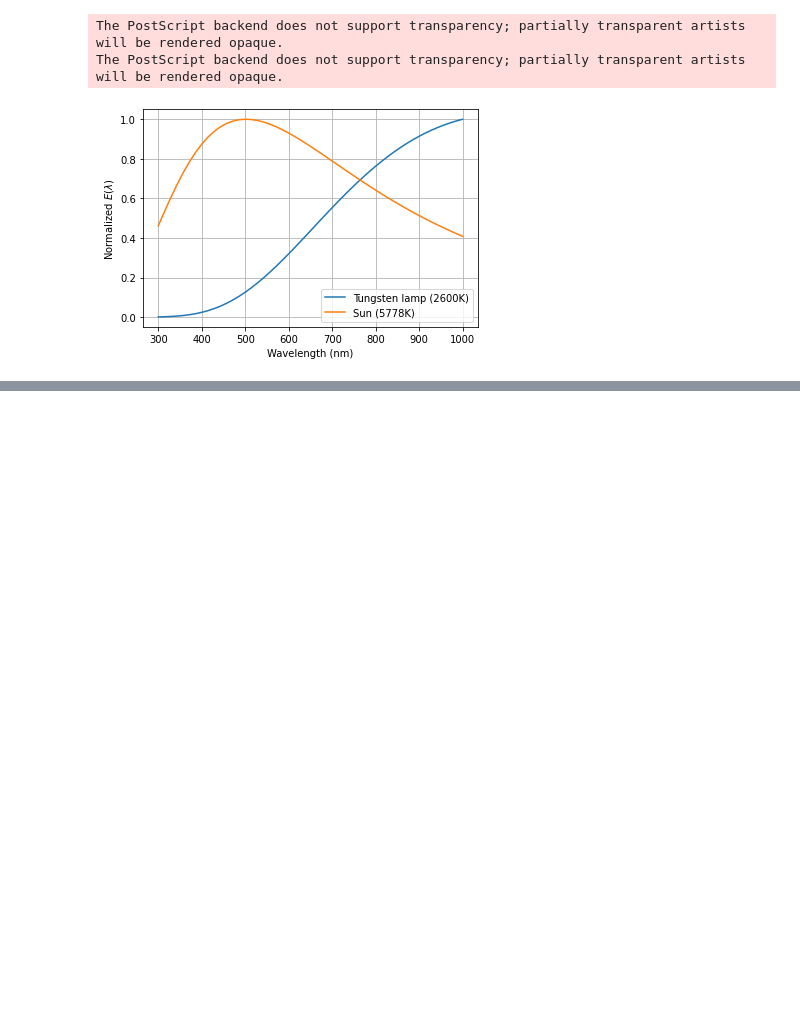
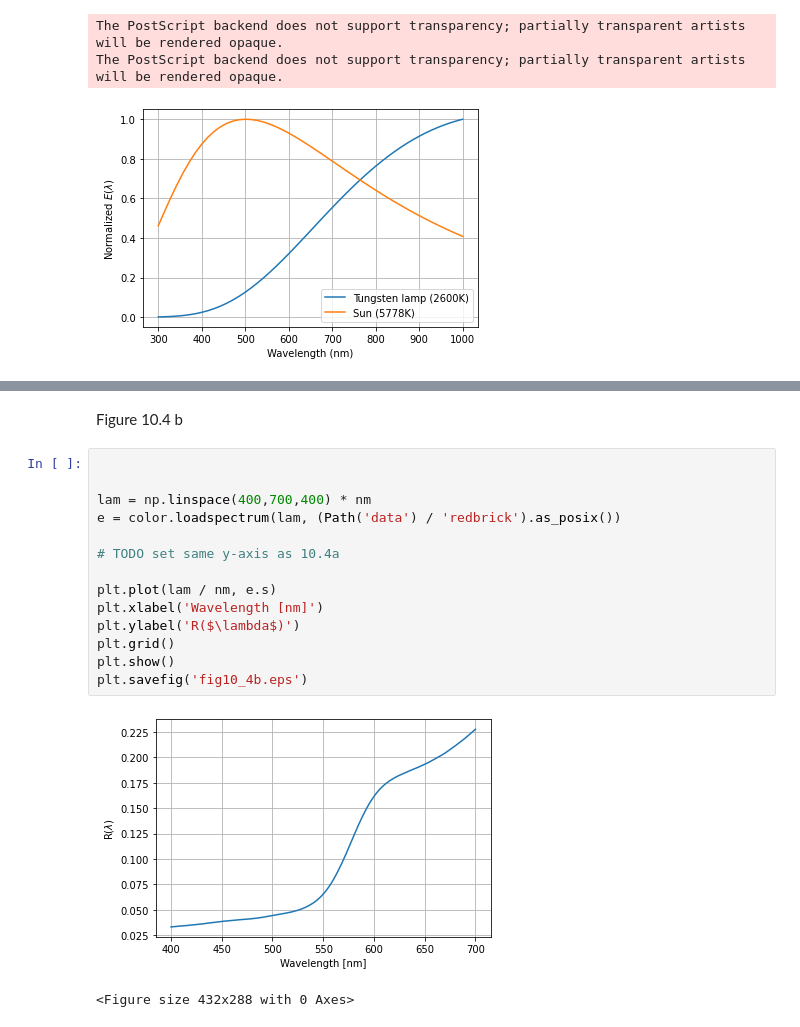
Before and after one commit to petercorke/machinevision-toolbox-python, a Jupyter notebook: machinevisiontoolbox/chap10.ipynb, the cells around one changed output, grey strips where cells are left out. Drawn from its saved outputs; the diff is of its cells as text; blank space fills up the shorter version.

```diff
--- a/machinevisiontoolbox/chap10.ipynb
+++ b/machinevisiontoolbox/chap10.ipynb
@@ -95,0 +119,19 @@ Text(0, 0.5, 'T($\\lambda$)')
+# %% [markdown]
+Figure 10.4 b
+# %%
+
+
+lam = np.linspace(400,700,400) * nm
+e = color.loadspectrum(lam, (Path('data') / 'redbrick').as_posix())
+
+# TODO set same y-axis as 10.4a
+
+plt.plot(lam / nm, e.s)
+plt.xlabel('Wavelength [nm]')
+plt.ylabel('R($\lambda$)')
+plt.grid()
+plt.show()
+plt.savefig('fig10_4b.eps')
+# %% [output]
+[figure, added]
+<Figure size 432x288 with 0 Axes>
```
Also changed, not shown: parts of 8 cells of this notebook, 2 other files.
